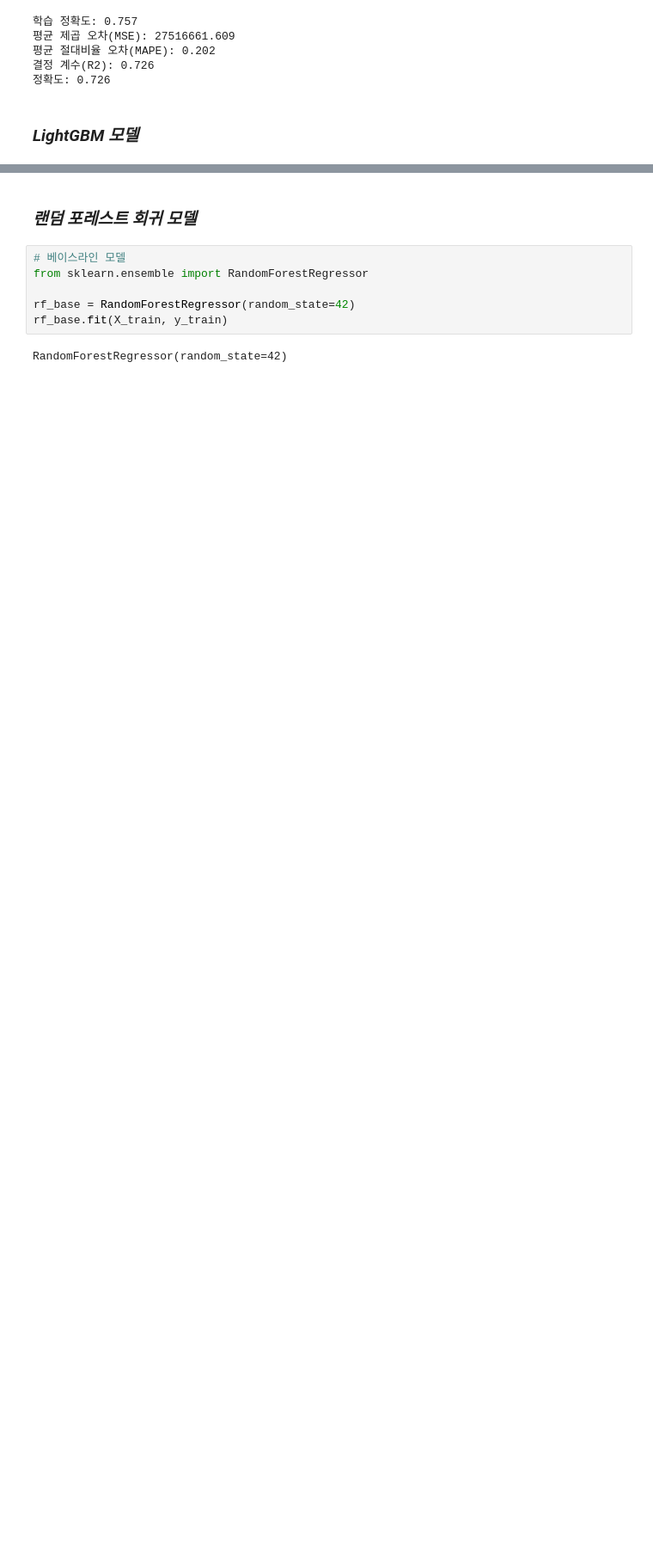
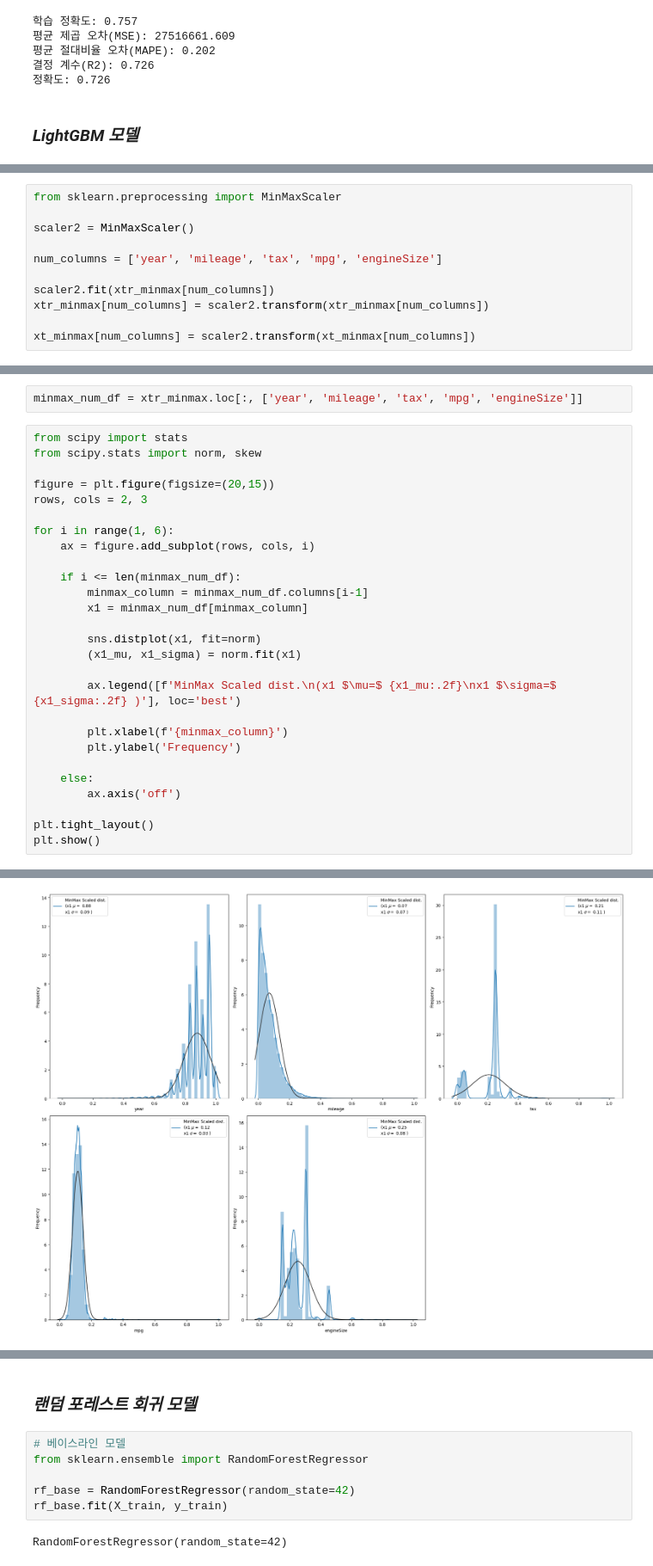
Before and after one commit to parkgunha/Chagawa_project, a Jupyter notebook: 건하_통합코드.ipynb, the cells around one changed output, grey strips where cells are left out. Shown at 86% size. Cells and saved outputs as stored; diff of their text form; blank space fills up the shorter version.

```diff
--- a/건하_통합코드.ipynb
+++ b/건하_통합코드.ipynb
@@ -765,0 +1456,11 @@ print(f"정확도: {accuarcy:.3f}")
+# %%
+from sklearn.preprocessing import MinMaxScaler
+
+scaler2 = MinMaxScaler()
+
+num_columns = ['year', 'mileage', 'tax', 'mpg', 'engineSize']
+
+scaler2.fit(xtr_minmax[num_columns])
+xtr_minmax[num_columns] = scaler2.transform(xtr_minmax[num_columns])
+
+xt_minmax[num_columns] = scaler2.transform(xt_minmax[num_columns])
@@ -765,0 +1485,30 @@ print(f"정확도: {accuarcy:.3f}")
+# %%
+minmax_num_df = xtr_minmax.loc[:, ['year', 'mileage', 'tax', 'mpg', 'engineSize']]
+# %%
+from scipy import stats
+from scipy.stats import norm, skew
+
+figure = plt.figure(figsize=(20,15))
+rows, cols = 2, 3
+
+for i in range(1, 6):
+    ax = figure.add_subplot(rows, cols, i)
+
+    if i <= len(minmax_num_df):
+        minmax_column = minmax_num_df.columns[i-1]
+        x1 = minmax_num_df[minmax_column]
+
+        sns.distplot(x1, fit=norm)
+        (x1_mu, x1_sigma) = norm.fit(x1)
+
+        ax.legend([f'MinMax Scaled dist.\n(x1 $\mu=$ {x1_mu:.2f}\nx1 $\sigma=$ {x1_sigma:.2f} )'], loc='best')
+
+        plt.xlabel(f'{minmax_column}')
+        plt.ylabel('Frequency')
+
+    else:
+        ax.axis('off')
+
+plt.tight_layout()
+plt.show()
+# %% [output]
@@ -765,0 +1532 @@ print(f"정확도: {accuarcy:.3f}")
+[figure, added]
```
Also changed, not shown: parts of 74 cells of this notebook.
